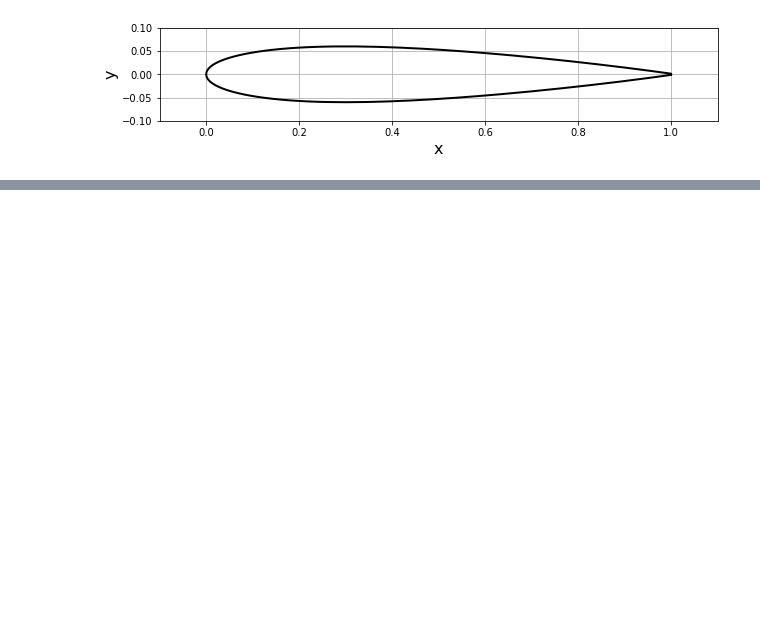
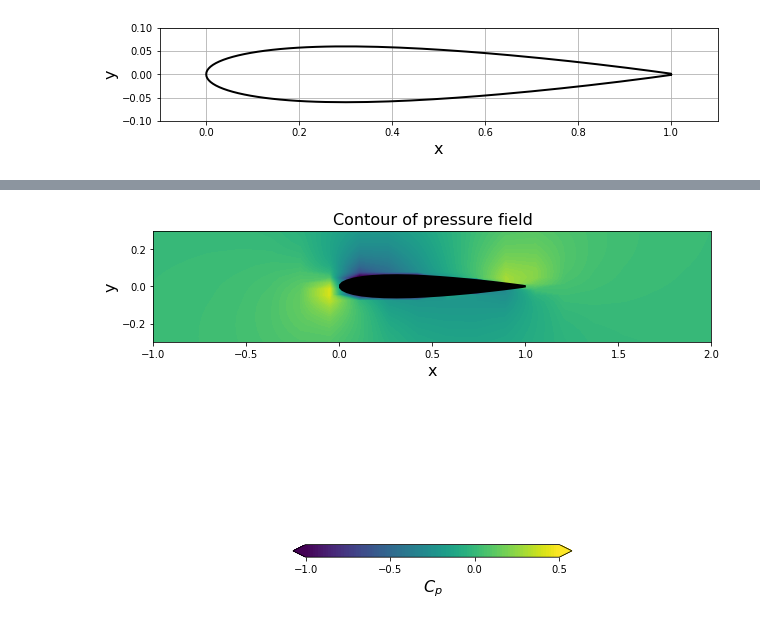
Before and after one commit to ppaulson56/MAE6226, a Jupyter notebook: 10_L10.ipynb, the cells around one changed output, grey strips where cells are left out. Saved outputs shown, nothing was run; the diff lists cells and outputs as text; code cells hidden in the pictures; blank space fills up the shorter version.

```diff
--- a/10_L10.ipynb
+++ b/10_L10.ipynb
@@ -58,0 +238,20 @@ def define_panels(x, y, N=40):
+# %%
+cp = 1.0 - (u**2 + v**2) / freestream.u_inf**2
+
+width = 10
+py.figure(figsize=(width,width))
+py.xlabel('x', fontsize=16)
+py.ylabel('y', fontsize=16)
+contf = py.contourf(X, Y, cp, levels=np.linspace(-1.0, 0.5, 100),
+                    extend='both')
+cbar = py.colorbar(contf, orientation='horizontal', shrink=0.5, pad=0.1,
+                   ticks=[-1.0, -0.5, 0.0, 0.5])
+cbar.set_label('$C_p$', fontsize=16)
+py.fill([panel.xc for panel in panels], [panel.yc for panel in panels],
+        color='k', linestyle='solid', linewidth=2, zorder=2)
+py.axis('scaled', adjustable='box')
+py.xlim(x_start, x_end)
+py.ylim(y_start, y_end)
+py.title('Contour of pressure field', fontsize=16);
+# %% [output]
+[figure, added]
```
Also changed, not shown: parts of 19 cells of this notebook.
